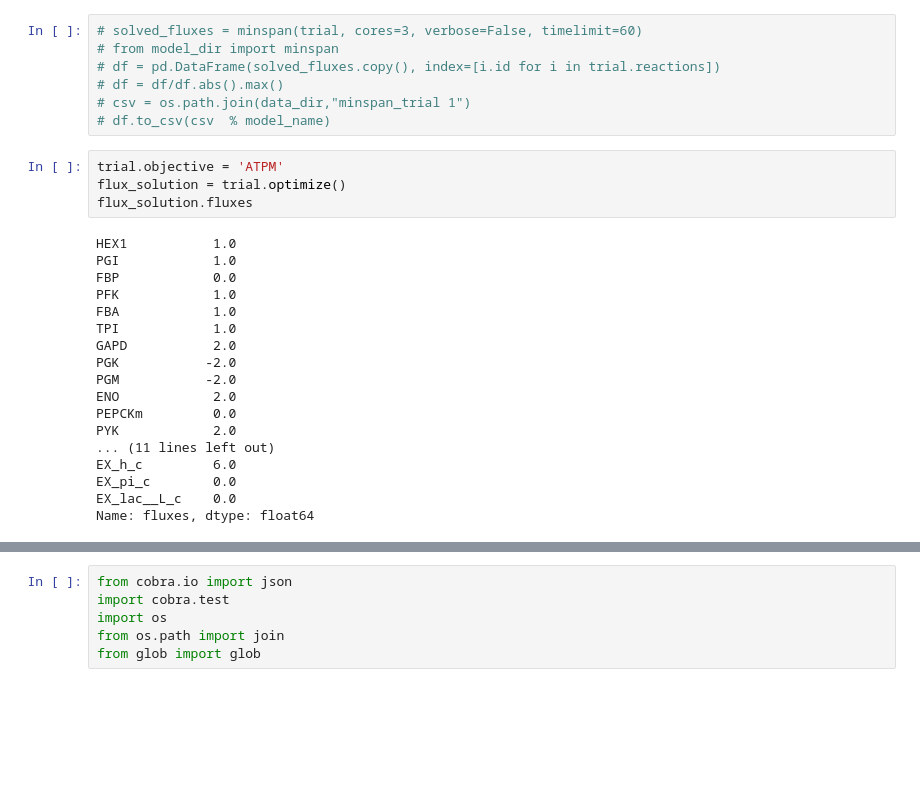
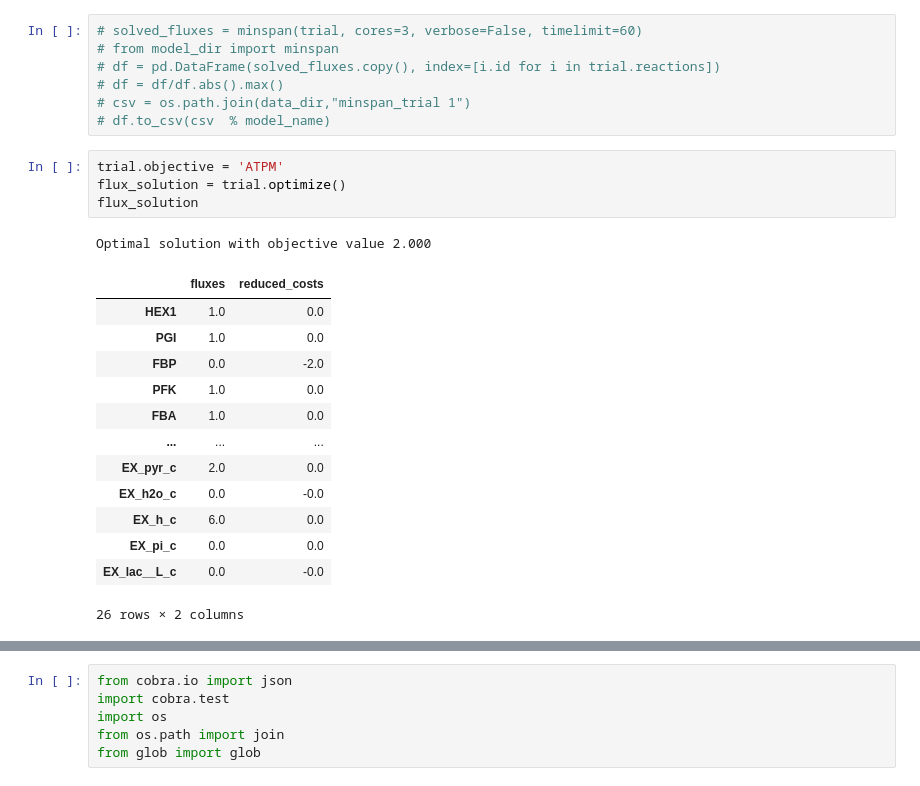
Before and after one commit to Sicily-maker/LiverModel, a Jupyter notebook: 0.0.4-glycolysis_gluconeogenesis-recon-3D.ipynb, the cells around one changed output, grey strips where cells are left out. Drawn from its saved outputs; the diff is of its cells as text; blank space fills up the shorter version.

```diff
--- a/0.0.4-glycolysis_gluconeogenesis-recon-3D.ipynb
+++ b/0.0.4-glycolysis_gluconeogenesis-recon-3D.ipynb
@@ -243,25 +243,22 @@ for met in ['glc__D_c', 'pyr_c', 'h2o_c', 'h_c', 'pi_c','lac__L_c']:
 # %%
 trial.objective = 'ATPM'
 flux_solution = trial.optimize()
-flux_solution.fluxes
+flux_solution
 # %% [output]
-HEX1           1.0
-PGI            1.0
-FBP            0.0
-PFK            1.0
-FBA            1.0
-TPI            1.0
-GAPD           2.0
-PGK           -2.0
-PGM           -2.0
-ENO            2.0
-PEPCKm         0.0
-PYK            2.0
-... (11 lines left out)
-EX_h_c         6.0
-EX_pi_c        0.0
-EX_lac__L_c    0.0
-Name: fluxes, dtype: float64
+Optimal solution with objective value 2.000
+|  | fluxes | reduced_costs |
+| HEX1 | 1.0 | 0.0 |
+| PGI | 1.0 | 0.0 |
+| FBP | 0.0 | -2.0 |
+| PFK | 1.0 | 0.0 |
+| FBA | 1.0 | 0.0 |
+| ... | ... | ... |
+| EX_pyr_c | 2.0 | 0.0 |
+| EX_h2o_c | 0.0 | -0.0 |
+| EX_h_c | 6.0 | 0.0 |
+| EX_pi_c | 0.0 | 0.0 |
+| EX_lac__L_c | 0.0 | -0.0 |
+26 rows × 2 columns
 # %%
 #View all the reactions that we need build
 escher_builder = escher.Builder(
```
Also changed, not shown: parts of 4 cells of this notebook, 4 other files.
